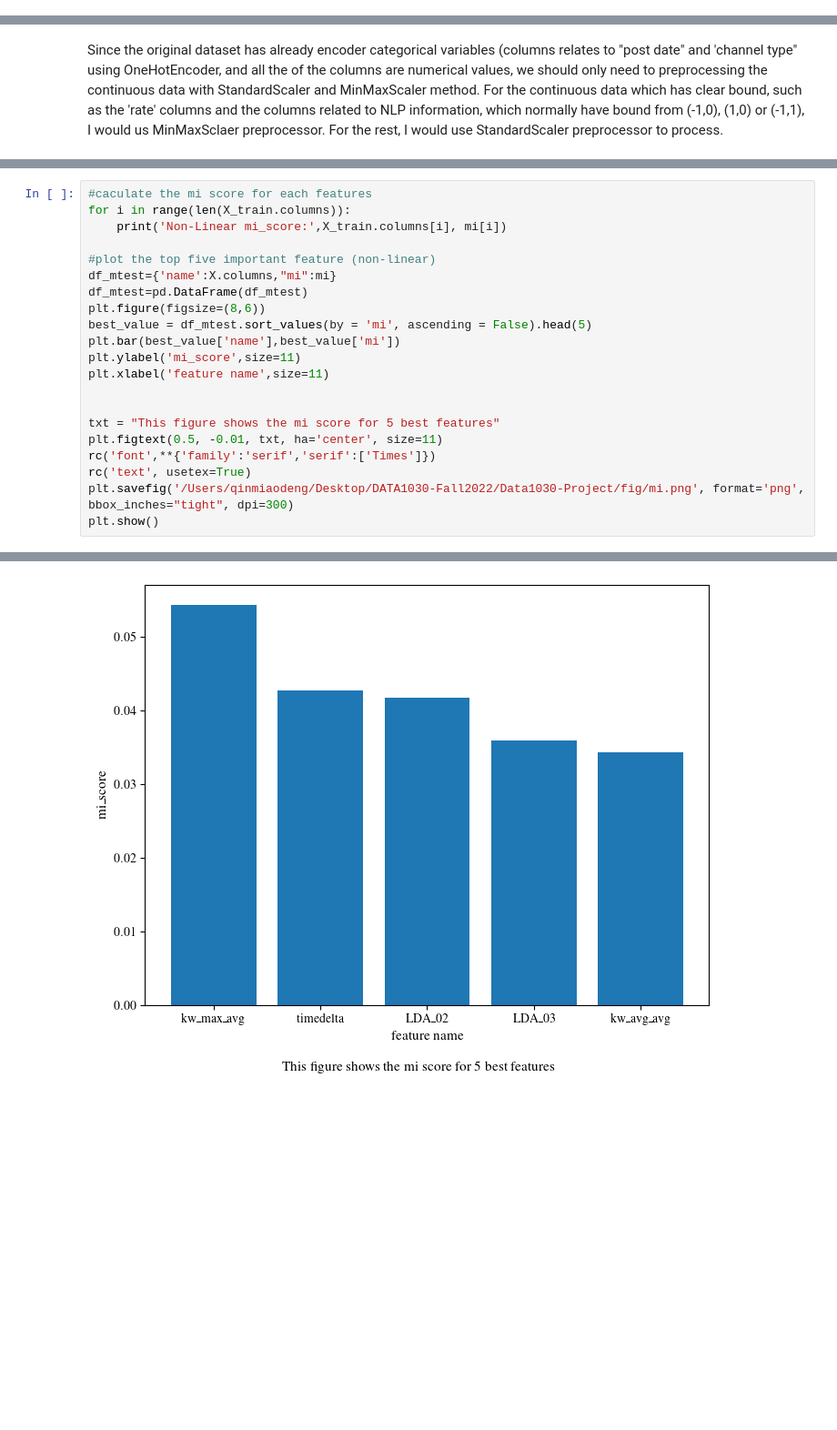
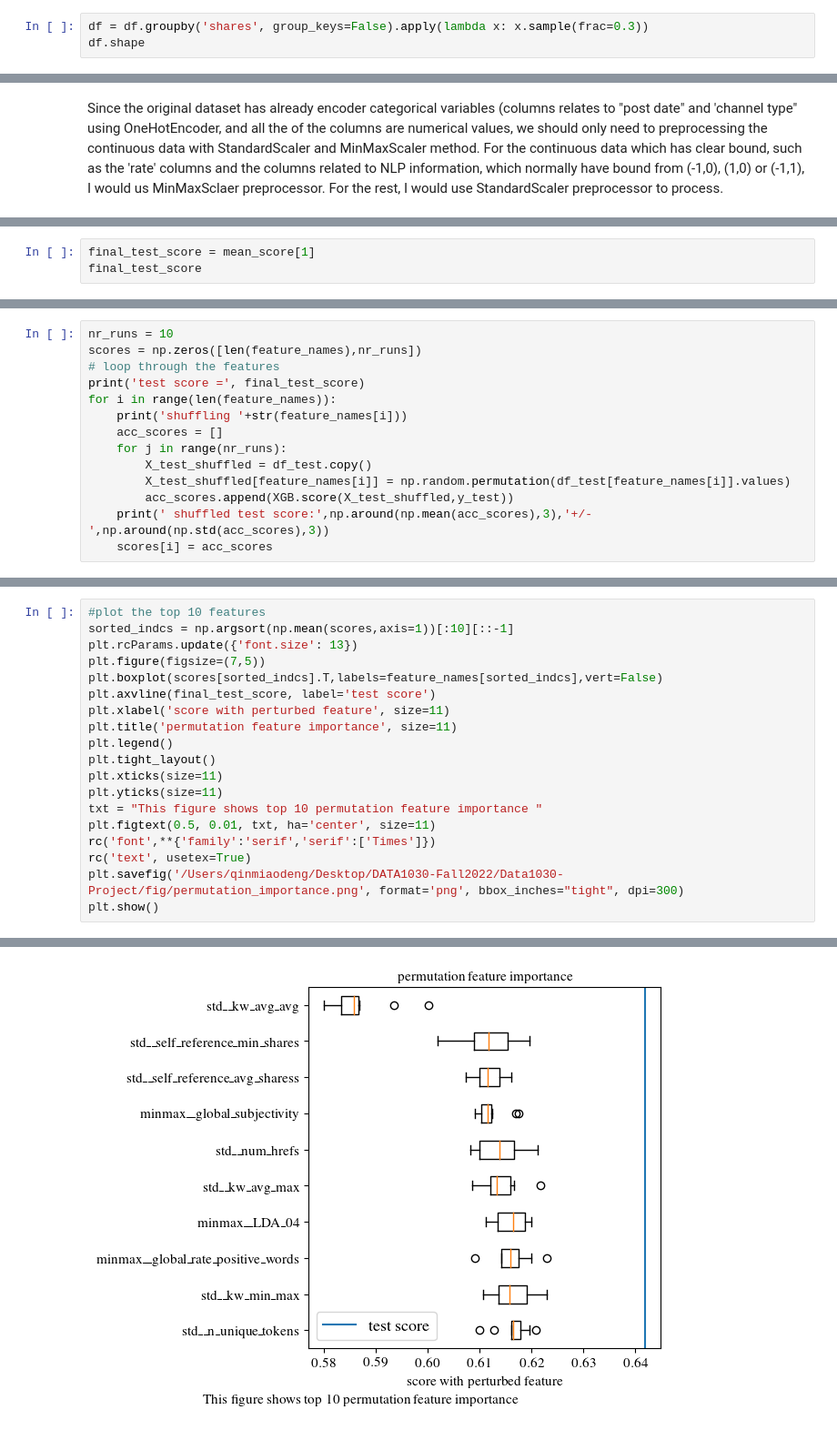
Before and after one commit to qmdeng/Machine-Learning-Project, a Jupyter notebook: src/Data1030 -- Project copy.ipynb, the cells around one changed output, grey strips where cells are left out. Shown at 91% size. Saved outputs shown, nothing was run; the diff lists cells and outputs as text; blank space fills up the shorter version.

```diff
--- a/src/Data1030 -- Project copy.ipynb
+++ b/src/Data1030 -- Project copy.ipynb
@@ -351,0 +342,3 @@ df.head()
+# %%
+df = df.groupby('shares', group_keys=False).apply(lambda x: x.sample(frac=0.3))
+df.shape
@@ -545,0 +922,3 @@ Linear F_score: abs_title_sentiment_polarity 33.65996799034257
+# %%
+final_test_score = mean_score[1]
+final_test_score
@@ -545,0 +974,14 @@ Linear F_score: abs_title_sentiment_polarity 33.65996799034257
+# %%
+nr_runs = 10
+scores = np.zeros([len(feature_names),nr_runs])
+# loop through the features
+print('test score =', final_test_score)
+for i in range(len(feature_names)):
+    print('shuffling '+str(feature_names[i]))
+    acc_scores = []
+    for j in range(nr_runs):
+        X_test_shuffled = df_test.copy()
+        X_test_shuffled[feature_names[i]] = np.random.permutation(df_test[feature_names[i]].values)
+        acc_scores.append(XGB.score(X_test_shuffled,y_test))
+    print(' shuffled test score:',np.around(np.mean(acc_scores),3),'+/-',np.around(np.std(acc_scores),3))
+    scores[i] = acc_scores
@@ -546,22 +1006,20 @@ Linear F_score: abs_title_sentiment_polarity 33.65996799034257
 # %%
-#caculate the mi score for each features
-for i in range(len(X_train.columns)):
-    print('Non-Linear mi_score:',X_train.columns[i], mi[i])
-
-#plot the top five important feature (non-linear)
-df_mtest={'name':X.columns,"mi":mi}
-df_mtest=pd.DataFrame(df_mtest)
-plt.figure(figsize=(8,6))
-best_value = df_mtest.sort_values(by = 'mi', ascending = False).head(5)
-plt.bar(best_value['name'],best_value['mi'])
-plt.ylabel('mi_score',size=11)
-plt.xlabel('feature name',size=11)
-
-
-txt = "This figure shows the mi score for 5 best features"
-plt.figtext(0.5, -0.01, txt, ha='center', size=11)
+#plot the top 10 features
+sorted_indcs = np.argsort(np.mean(scores,axis=1))[:10][::-1]
+plt.rcParams.update({'font.size': 13})
+plt.figure(figsize=(7,5))
+plt.boxplot(scores[sorted_indcs].T,labels=feature_names[sorted_indcs],vert=False)
+plt.axvline(final_test_score, label='test score')
+plt.xlabel('score with perturbed feature', size=11)
+plt.title('permutation feature importance', size=11)
+plt.legend()
+plt.tight_layout()
+plt.xticks(size=11)
+plt.yticks(size=11)
+txt = "This figure shows top 10 permutation feature importance "
+plt.figtext(0.5, 0.01, txt, ha='center', size=11)
 rc('font',**{'family':'serif','serif':['Times']})
 rc('text', usetex=True)
-plt.savefig('/Users/qinmiaodeng/Desktop/DATA1030-Fall2022/Data1030-Project/fig/mi.png', format='png', bbox_inches="tight", dpi=300)
+plt.savefig('/Users/qinmiaodeng/Desktop/DATA1030-Fall2022/Data1030-Project/fig/permutation_importance.png', format='png', bbox_inches="tight", dpi=300)
 plt.show()
 # %% [output]
@@ -585 +1026 @@ Non-Linear mi_score: abs_title_sentiment_polarity 0.0035937878920115907
-[figure, old version]
+[figure, new version]
```
Also changed, not shown: parts of 73 cells of this notebook, 35 other files.
